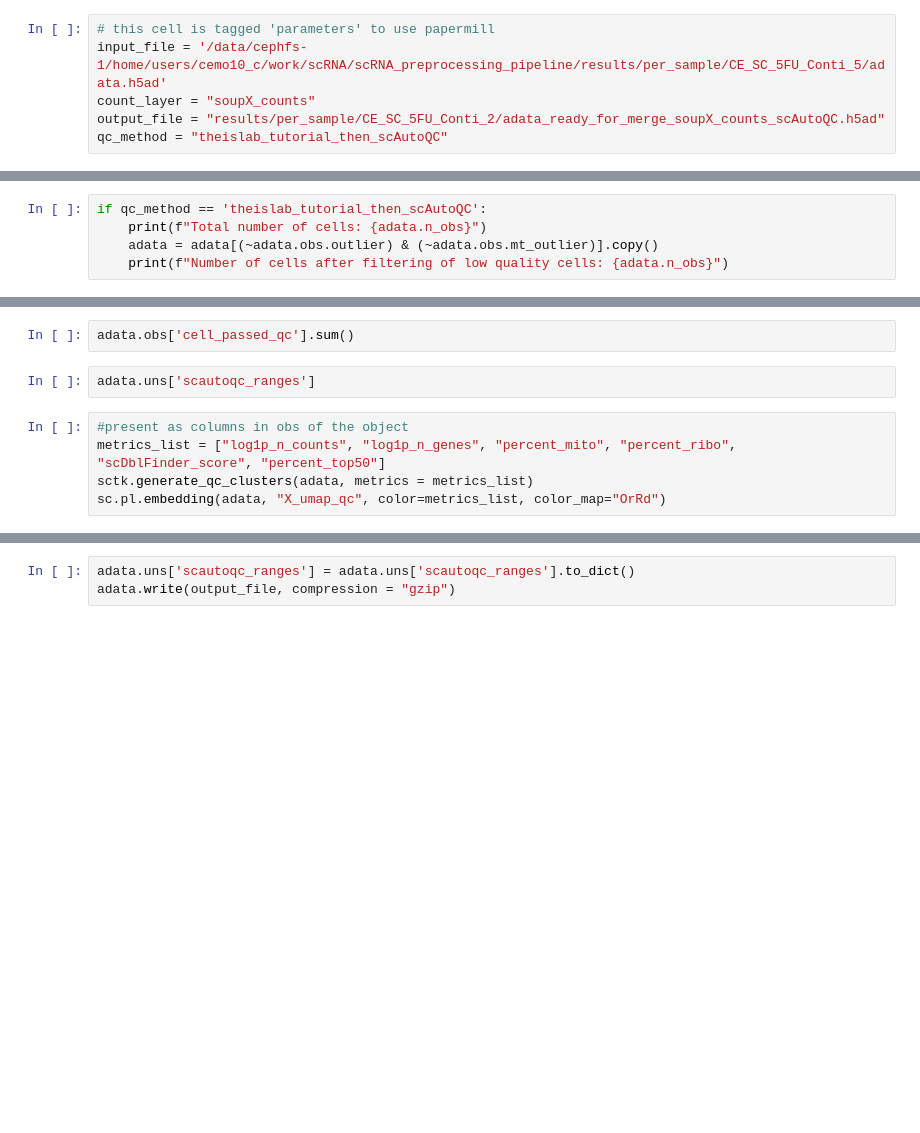
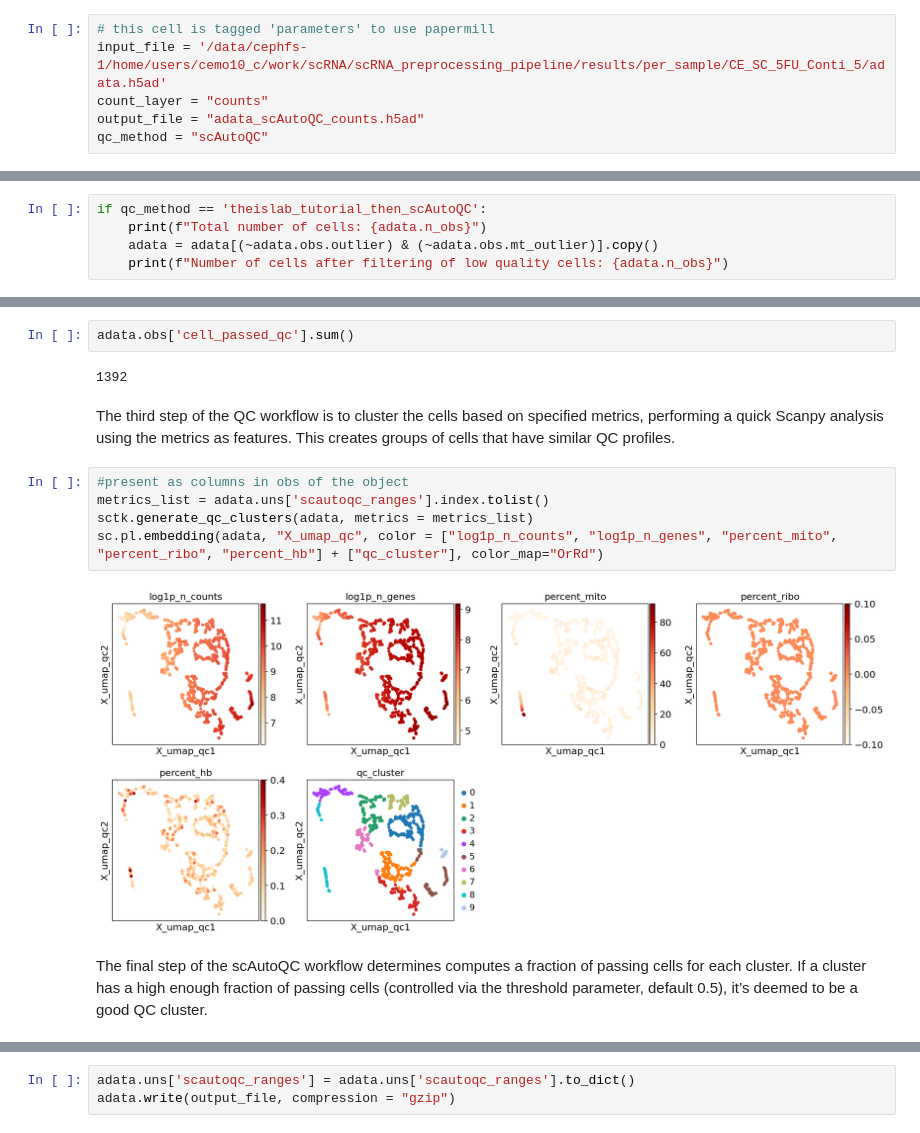
Before and after one commit to pedricolino/scRNA_CRC_3arm_pipeline, a Jupyter notebook: workflow/notebooks/sctk_scAutoQC.ipynb, the cells around one changed output, grey strips where cells are left out. Saved outputs shown, nothing was run; the diff lists cells and outputs as text; blank space fills up the shorter version.

Commit message:
update notebooks for single samples

```diff
--- a/workflow/notebooks/sctk_scAutoQC.ipynb
+++ b/workflow/notebooks/sctk_scAutoQC.ipynb
@@ -8,9 +22,9 @@ sc.settings.set_figure_params(dpi=80)
 # %%
 # this cell is tagged 'parameters' to use papermill
 input_file = '/data/cephfs-1/home/users/cemo10_c/work/scRNA/scRNA_preprocessing_pipeline/results/per_sample/CE_SC_5FU_Conti_5/adata.h5ad'
-count_layer = "soupX_counts"
-output_file = "results/per_sample/CE_SC_5FU_Conti_2/adata_ready_for_merge_soupX_counts_scAutoQC.h5ad"
-qc_method = "theislab_tutorial_then_scAutoQC"
+count_layer = "counts"
+output_file = "adata_scAutoQC_counts.h5ad"
+qc_method = "scAutoQC"
 # %%
 adata = sc.read_h5ad(input_file)
 adata.X = adata.layers[count_layer].copy()
@@ -43,12 +114,18 @@ adata
 # %%
 adata.obs['cell_passed_qc'].sum()
+# %% [output]
+1392
-# %%
-adata.uns['scautoqc_ranges']
+# %% [markdown]
+The third step of the QC workflow is to cluster the cells based on specified metrics, performing a quick Scanpy analysis using the metrics as features. This creates groups of cells that have similar QC profiles.
 # %%
 #present as columns in obs of the object
-metrics_list = ["log1p_n_counts", "log1p_n_genes", "percent_mito", "percent_ribo", "scDblFinder_score", "percent_top50"]
+metrics_list = adata.uns['scautoqc_ranges'].index.tolist()
 sctk.generate_qc_clusters(adata, metrics = metrics_list)
-sc.pl.embedding(adata, "X_umap_qc", color=metrics_list, color_map="OrRd")
+sc.pl.embedding(adata, "X_umap_qc", color = ["log1p_n_counts", "log1p_n_genes", "percent_mito", "percent_ribo", "percent_hb"] + ["qc_cluster"], color_map="OrRd")
+# %% [output]
+[figure, added]
+# %% [markdown]
+The final step of the scAutoQC workflow determines computes a fraction of passing cells for each cluster. If a cluster has a high enough fraction of passing cells (controlled via the threshold parameter, default 0.5), it’s deemed to be a good QC cluster.
 # %%
 sctk.clusterwise_qc(adata)
 sc.pl.embedding(adata, "X_umap_qc", color=["cell_passed_qc", "cluster_passed_qc"])
```
Also changed, not shown: parts of 27 cells of this notebook, 1 other file.
